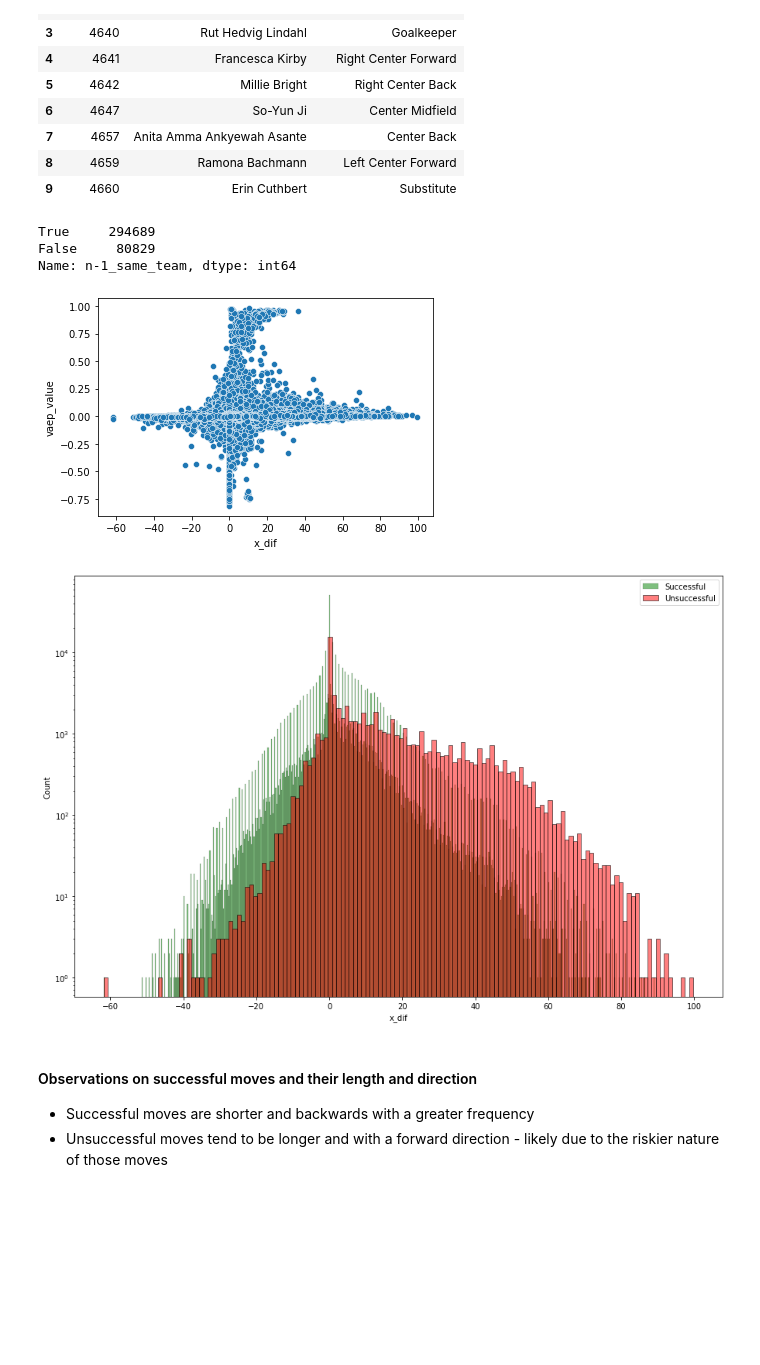
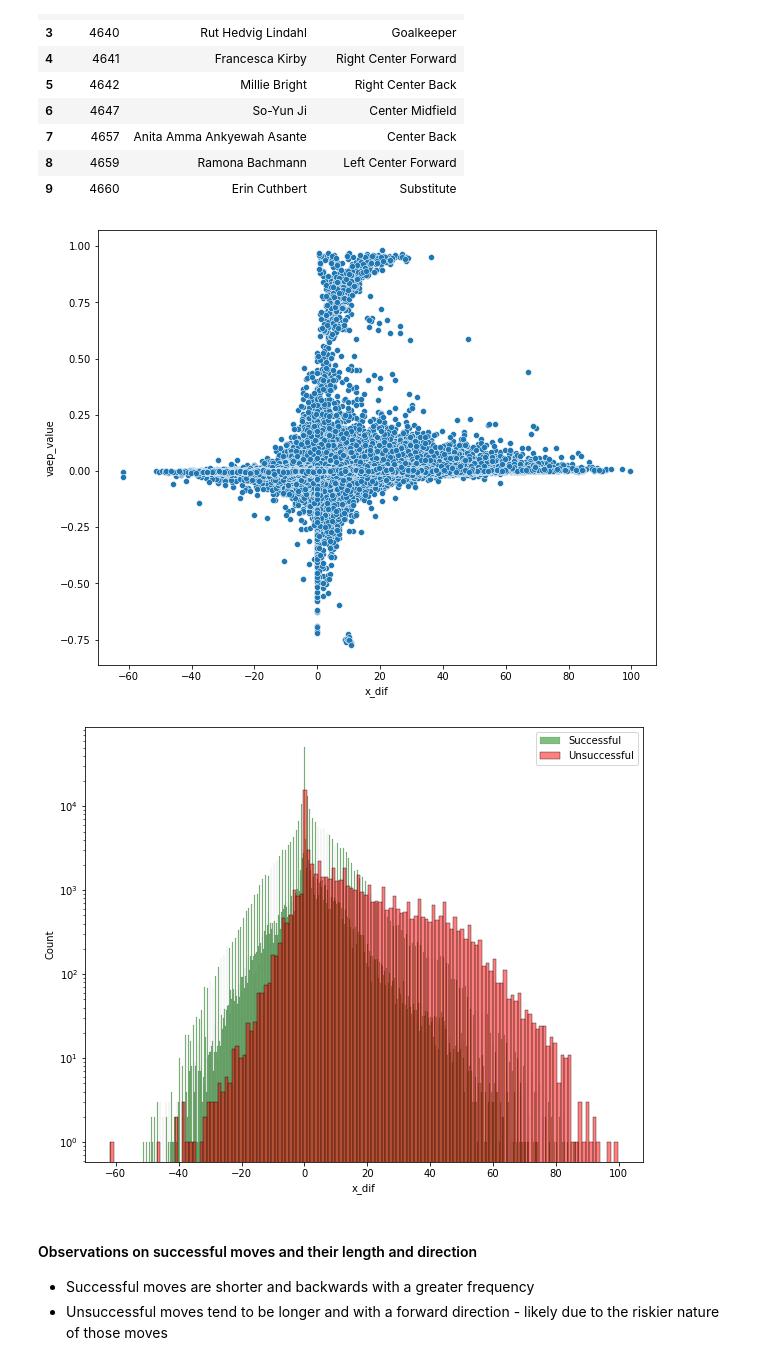
Before and after one commit to alexmihalache/Football-Analytics-Capstone---BrainStation-Final-Project, a Jupyter notebook: 3 - Initial Analysis.ipynb, the cells around one changed output. Saved outputs shown, nothing was run; the diff lists cells and outputs as text; code cells hidden in the pictures; blank space fills up the shorter version.

```diff
--- a/3 - Initial Analysis.ipynb
+++ b/3 - Initial Analysis.ipynb
@@ -55,0 +47,10 @@ action_vaep['vaep_sum'] = df_actions_zones[['type_name', 'vaep_value']].groupby(
+# %%
+xt = pd.read_csv('data/xt.csv')
+xt_test = pd.read_csv('data/xt_test.csv')
+vaep = pd.read_csv('data/vaep.csv')
+vaep_test = pd.read_csv('data/vaep_test.csv')
+
+games = pd.read_csv('data/games.csv')
+games_test = pd.read_csv('data/games_test.csv')
+players = pd.read_csv('data/players.csv')
+players_test = pd.read_csv('data/players_test.csv')
@@ -182,9 +171,3 @@ players[players.player_id.isin(top_zone_players['player_id'])].drop_duplicates(s
 | 7 | 4657 | Anita Amma Ankyewah Asante | Center Back |
 | 8 | 4659 | Ramona Bachmann | Left Center Forward |
 | 9 | 4660 | Erin Cuthbert | Substitute |
-# %%
-df_actions_zones['n-1_same_team'].value_counts()
-# %% [output]
-True     294689
-False     80829
-Name: n-1_same_team, dtype: int64
@@ -212,6 +174,6 @@ pd.set_option("display.max_rows", None, "display.max_columns", None)
 # %%
-plt.figure()
-sns.scatterplot(data=df_actions_zones, x='x_dif', y='vaep_value')
+plt.figure(figsize=(10,8))
+sns.scatterplot(data=vaep, x='x_dif', y='vaep_value')
 plt.show()
 # %% [output]
-[figure, old version]
+[figure, new version]
@@ -222,13 +180,13 @@ plt.show()
 # %%
-plt.figure(figsize=(15,10))
-sns.histplot(df_actions_zones[df_actions_zones['result_name'] == 'success']['x_dif'], alpha=0.5, color='green', label='Successful')
-sns.histplot(df_actions_zones[df_actions_zones['result_name'] != 'success']['x_dif'], alpha=0.5, color='red', label = 'Unsuccessful')
+plt.figure(figsize=(10,8))
+sns.histplot(vaep[vaep['result_name'] == 'success']['x_dif'], alpha=0.5, color='green', label='Successful')
+sns.histplot(vaep[vaep['result_name'] != 'success']['x_dif'], alpha=0.5, color='red', label = 'Unsuccessful')
 
 plt.yscale('log')
 plt.legend()
 plt.show()
 # %% [output]
-[figure, old version]
+[figure, new version]
 # %% [markdown]
 #### Observations on successful moves and their length and direction
 
```
Also changed, not shown: parts of 27 cells of this notebook, 4 other files.
